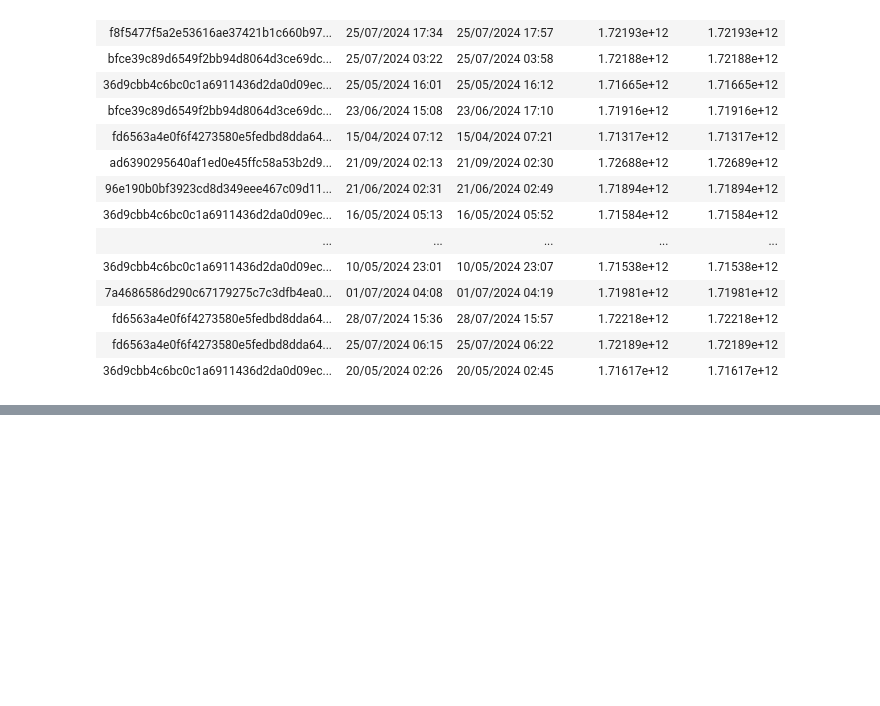
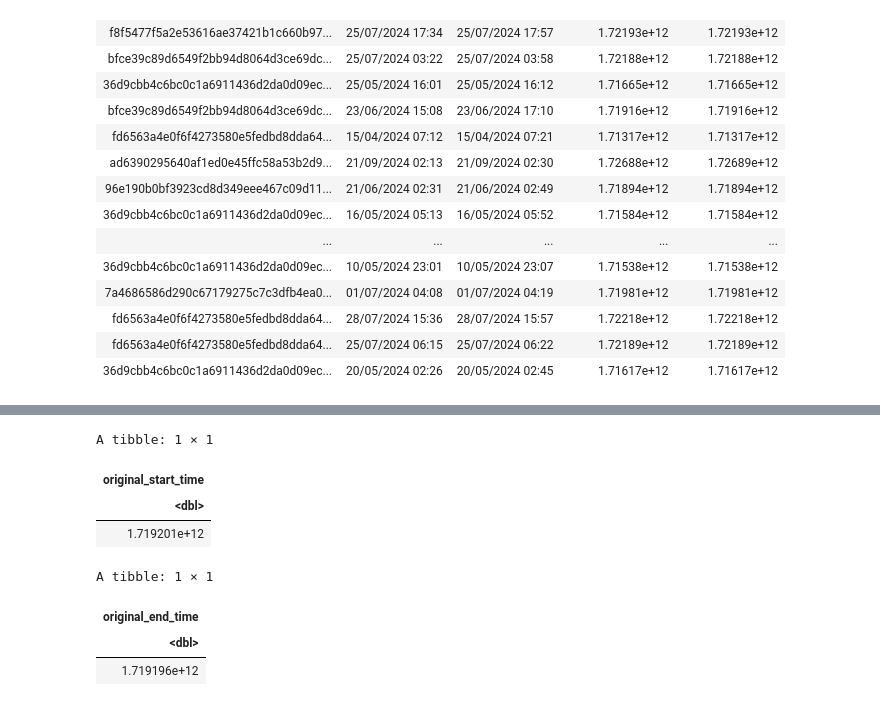
Before and after one commit to kirstenkam/dsci_project, a Jupyter notebook: individual_project_planning.ipynb, the cells around one changed output, grey strips where cells are left out. Cells and saved outputs as stored; diff of their text form; code cells hidden in the pictures; blank space fills up the shorter version.

```diff
--- a/individual_project_planning.ipynb
+++ b/individual_project_planning.ipynb
@@ -292,0 +413,18 @@ A spec_tbl_df: 1535 × 5
+# %%
+# Calculate the average start and end time for sessions using the original times.
+avg_original_start <- sessions |>
+    summarize(original_start_time = mean(original_start_time))
+avg_original_start
+
+avg_original_end <- sessions |>
+    summarize(original_end_time = mean(original_end_time, na.rm = TRUE))
+avg_original_end
+# %% [output]
+A tibble: 1 × 1
+| original_start_time |
+| <dbl> |
+| 1.719201e+12 |
+A tibble: 1 × 1
+| original_end_time |
+| <dbl> |
+| 1.719196e+12 |
```
Also changed, not shown: parts of 6 cells of this notebook.
